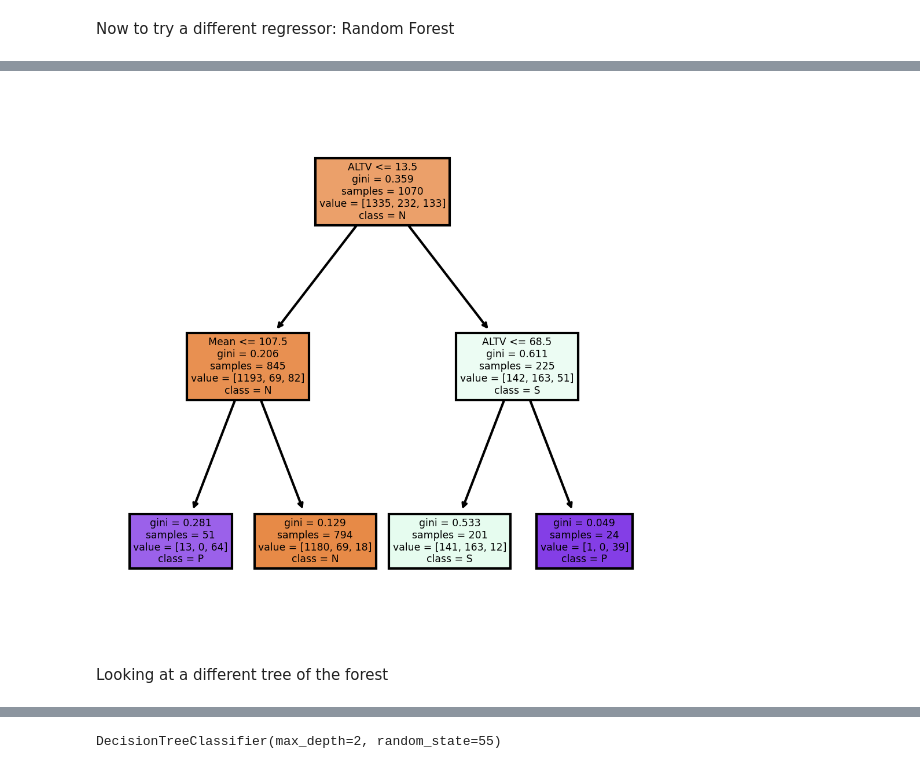
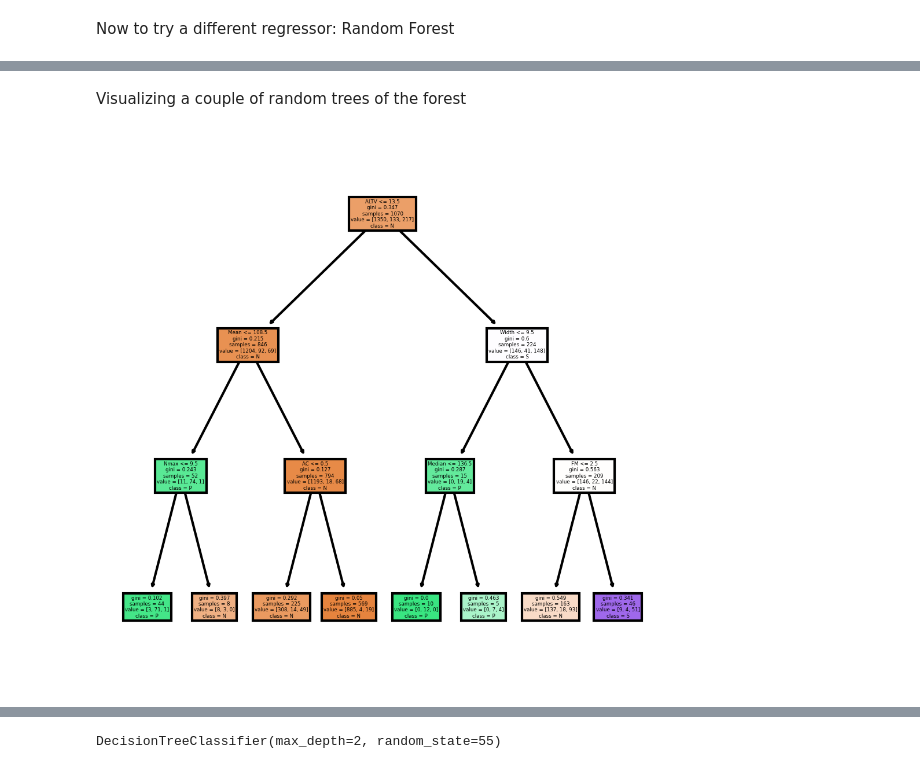
Before and after one commit to mikebobal/springboard, a Jupyter notebook: Capstone Project 2/Capstone 2 Preprocessing and Training.ipynb, the cells around one changed output, grey strips where cells are left out. Drawn from its saved outputs; the diff is of its cells as text; code cells hidden in the pictures.

```diff
--- a/Capstone Project 2/Capstone 2 Preprocessing and Training.ipynb
+++ b/Capstone Project 2/Capstone 2 Preprocessing and Training.ipynb
@@ -454,0 +457,5 @@ The model does well on the test set, predicting correctly 27/30 from Pathologica
+# %%
+lrl = LogisticRegression(solver = 'liblinear', max_iter = 8000, C = 10)
+lrl.fit(X_train, y_train)
+print("Classification Report for Training Data")
+print(classification_report(y_train, lrl.predict(X_train)))
@@ -459,8 +515,9 @@ Now to try a different regressor: Random Forest
 # %%
-stepsRF = [("scaler",StandardScaler()),('randomforestregressor', RandomForestRegressor(random_state=55))]
+stepsRF = [('rf', RandomForestClassifier(random_state=55))]
 
 pipeRF = Pipeline(stepsRF)
-paramsRF = {'randomforestregressor__n_estimators': [10, 20, 50, 80, 100, 200, 500, 1000]}
+paramsRF = {'rf__n_estimators': [10, 20, 50, 80, 100, 200, 500, 1000],
+           'rf__max_depth':[2,3]}
 
 gridRF = GridSearchCV(pipeRF, param_grid=paramsRF, n_jobs=-1)
 gridRF.fit(X_train, y_train)
@@ -496,3 +529,0 @@ Looking at a tree of the forest
-# %%
-clf2 = RandomForestClassifier(max_depth = 2, random_state = 55)
-clf2.fit(X_train, y_train)
@@ -500,0 +530,3 @@ RandomForestClassifier(max_depth=2, random_state=55)
+# %%
+forest = RandomForestClassifier(random_state=55,n_estimators = 100, max_depth=3)
+forest.fit(X_train, y_train)
@@ -501,13 +562,13 @@ RandomForestClassifier(max_depth=2, random_state=55)
+# %% [markdown]
+Visualizing a couple of random trees of the forest
 # %%
 fn=X.columns
-cn=['N','S','P']
+
 fig, axes = plt.subplots(nrows = 1,ncols = 1,figsize = (4,4), dpi=300)
-tree.plot_tree(clf2.estimators_[0],
+tree.plot_tree(forest.estimators_[0],
                feature_names = fn,
-               class_names=cn,
+               class_names= forest.classes_,
                filled = True);
 fig.savefig('imagename1.png')
 # %% [output]
-[figure, old version]
+[figure, new version]
-# %% [markdown]
-Looking at a different tree of the forest
```
Also changed, not shown: parts of 85 cells of this notebook.
